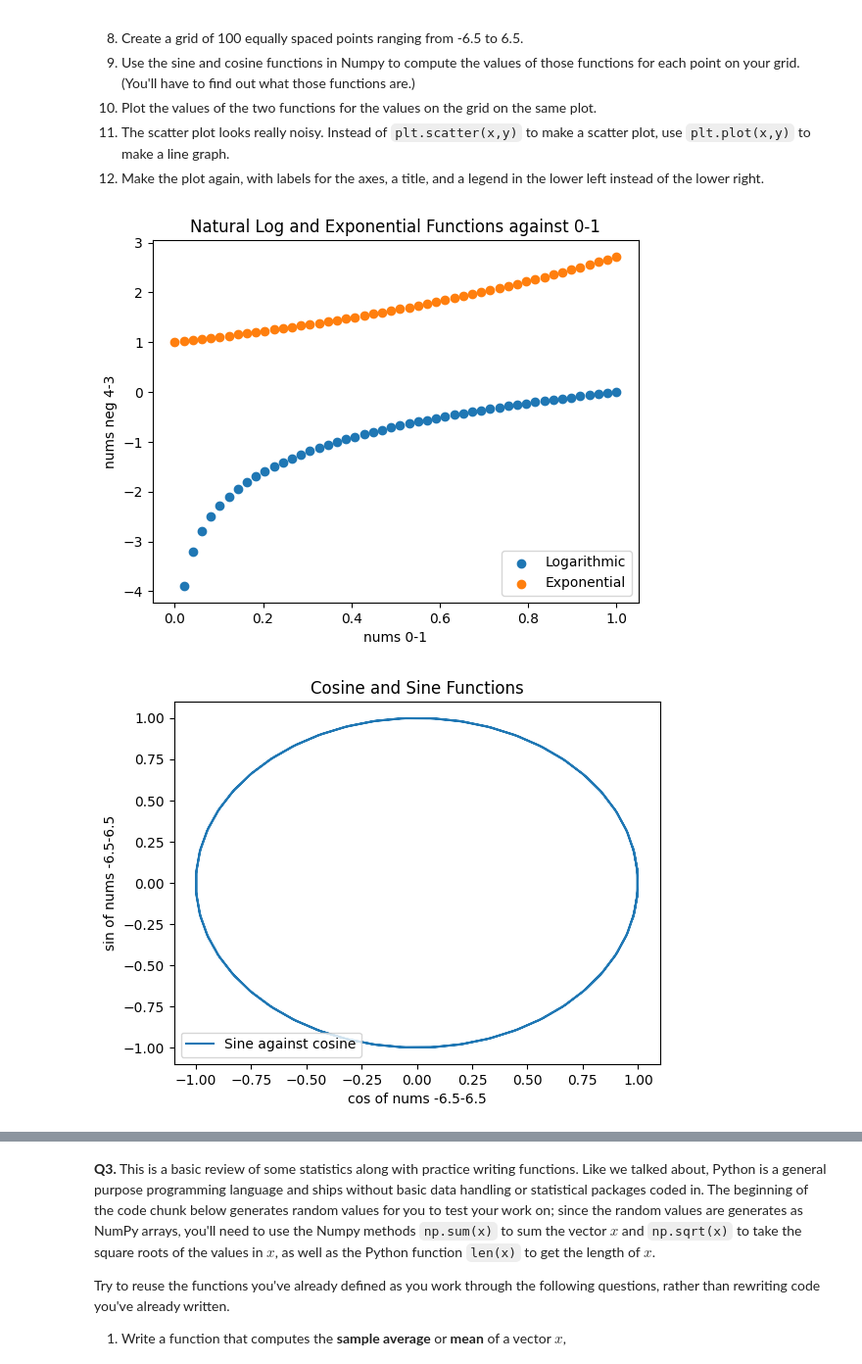
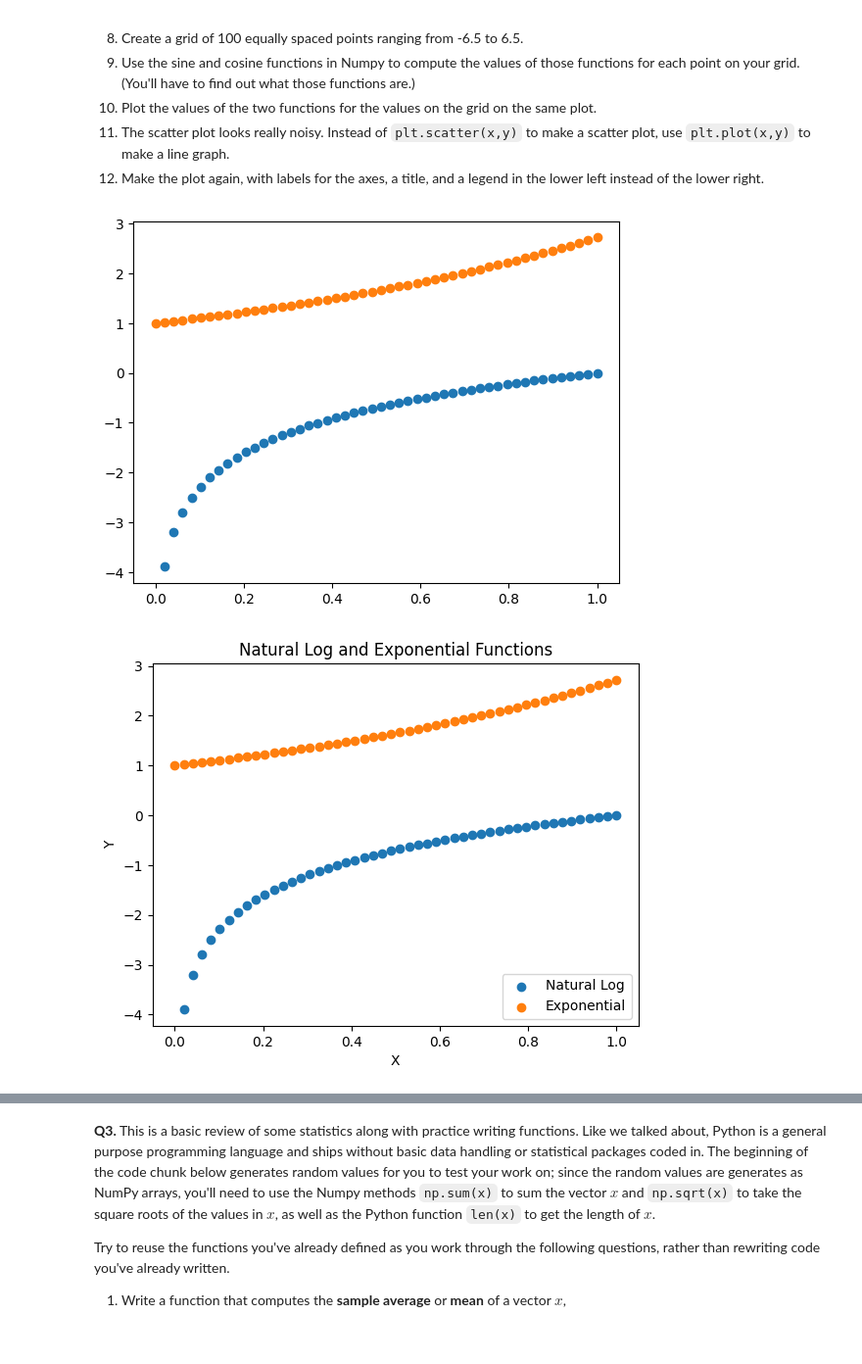
Before and after one commit to natekim416/programming, a Jupyter notebook: assignment/assignment_programming.ipynb, the cells around one changed output, grey strips where cells are left out. Shown at 98% size. Saved outputs shown, nothing was run; the diff lists cells and outputs as text; code cells hidden in the pictures; blank space fills up the shorter version.

```diff
--- a/assignment/assignment_programming.ipynb
+++ b/assignment/assignment_programming.ipynb
@@ -34,30 +34,42 @@ Now do it again, with slightly less direction:
 # %%
 import numpy as np
 import matplotlib.pyplot as plt
 
 x = np.linspace(0, 1, num=50)
 
 y = np.log(x)
 z = np.exp(x)
 
-plt.scatter(x, y, label='Logarithmic')
-plt.scatter(x, z, label='Exponential')
-plt.xlabel("nums 0-1")
-plt.ylabel("nums neg 4-3")
-plt.title("Natural Log and Exponential Functions against 0-1")
+plt.scatter(x, y)
+plt.scatter(x, z)
+plt.show()
+
+plt.scatter(x,y, label ='Natural Log')
+plt.scatter(x,z, label='Exponential')
+plt.xlabel("X")
+plt.ylabel("Y")
+plt.title("Natural Log and Exponential Functions")
 plt.legend(loc = 'lower right')
 plt.show()
 
 a = np.linspace(-6.5, 6.5, num=100)
 b = np.cos(a)
 c = np.sin(a)
+plt.scatter(a, c)
+plt.scatter(a, b)
+plt.show()
 
-plt.plot(b, c, label='Sine against cosine')
-plt.xlabel("cos of nums -6.5-6.5")
-plt.ylabel("sin of nums -6.5-6.5")
-plt.title("Cosine and Sine Functions")
-plt.legend(loc = 'lower left')
+plt.plot(a,c, label ='Sine')
+plt.plot(a,b, label='Cosine')
 plt.show()
+
+plt.plot(a,c, label ='Sine')
+plt.plot(a,b, label='Cosine')
+plt.xlabel("X")
+plt.ylabel("Y")
+plt.legend(loc='lower left')
+plt.title('Sine and Cosine')
+plt.show()
 # %% [output]
-[figure, old version]
+[figure, new version]
-[figure, old version]
+[figure, new version]
```
Also changed, not shown: parts of 1 cell of this notebook.
